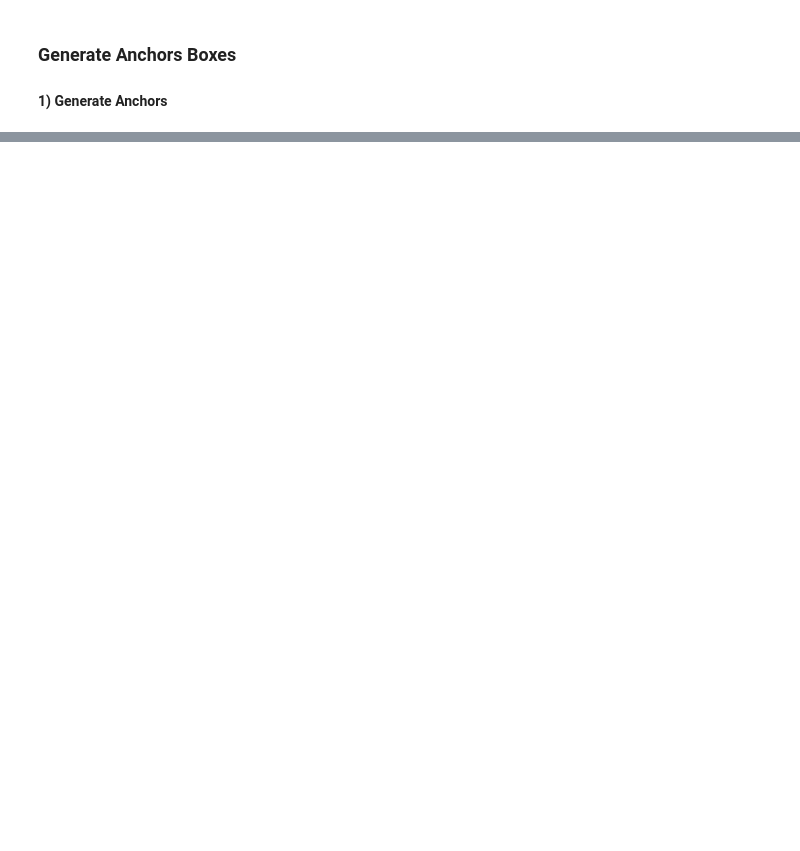
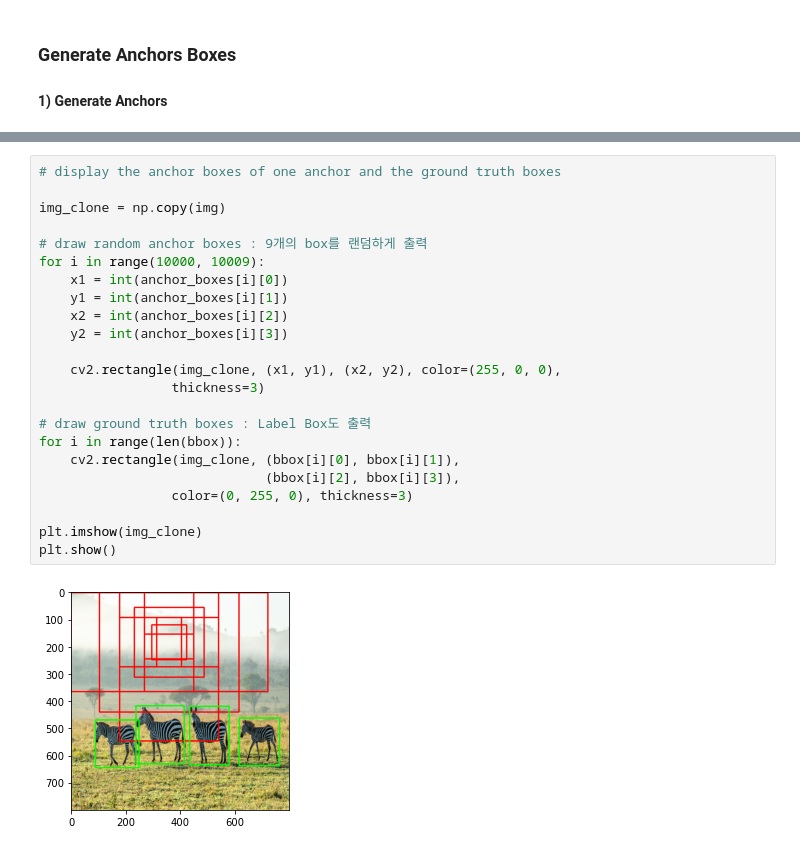
Before and after one commit to Hongsehyun/SV_Intern_Memo, a Jupyter notebook: 1. PyTorch_OD Tutorial/[PyTorch] Faster_RCNN_Tutorial.ipynb, the cells around one changed output, grey strips where cells are left out. Saved outputs shown, nothing was run; the diff lists cells and outputs as text; blank space fills up the shorter version.

```diff
--- a/1. PyTorch_OD Tutorial/[PyTorch] Faster_RCNN_Tutorial.ipynb
+++ b/1. PyTorch_OD Tutorial/[PyTorch] Faster_RCNN_Tutorial.ipynb
@@ -357,0 +463,25 @@ print(ctr_x)
+# %%
+# display the anchor boxes of one anchor and the ground truth boxes
+
+img_clone = np.copy(img)
+
+# draw random anchor boxes : 9개의 box를 랜덤하게 출력
+for i in range(10000, 10009):
+    x1 = int(anchor_boxes[i][0])
+    y1 = int(anchor_boxes[i][1])
+    x2 = int(anchor_boxes[i][2])
+    y2 = int(anchor_boxes[i][3])
+
+    cv2.rectangle(img_clone, (x1, y1), (x2, y2), color=(255, 0, 0),
+                 thickness=3)
+
+# draw ground truth boxes : Label Box도 출력
+for i in range(len(bbox)):
+    cv2.rectangle(img_clone, (bbox[i][0], bbox[i][1]),
+                             (bbox[i][2], bbox[i][3]),
+                 color=(0, 255, 0), thickness=3)
+
+plt.imshow(img_clone)
+plt.show()
+# %% [output]
+[figure, added]
```
Also changed, not shown: parts of 100 cells of this notebook.
